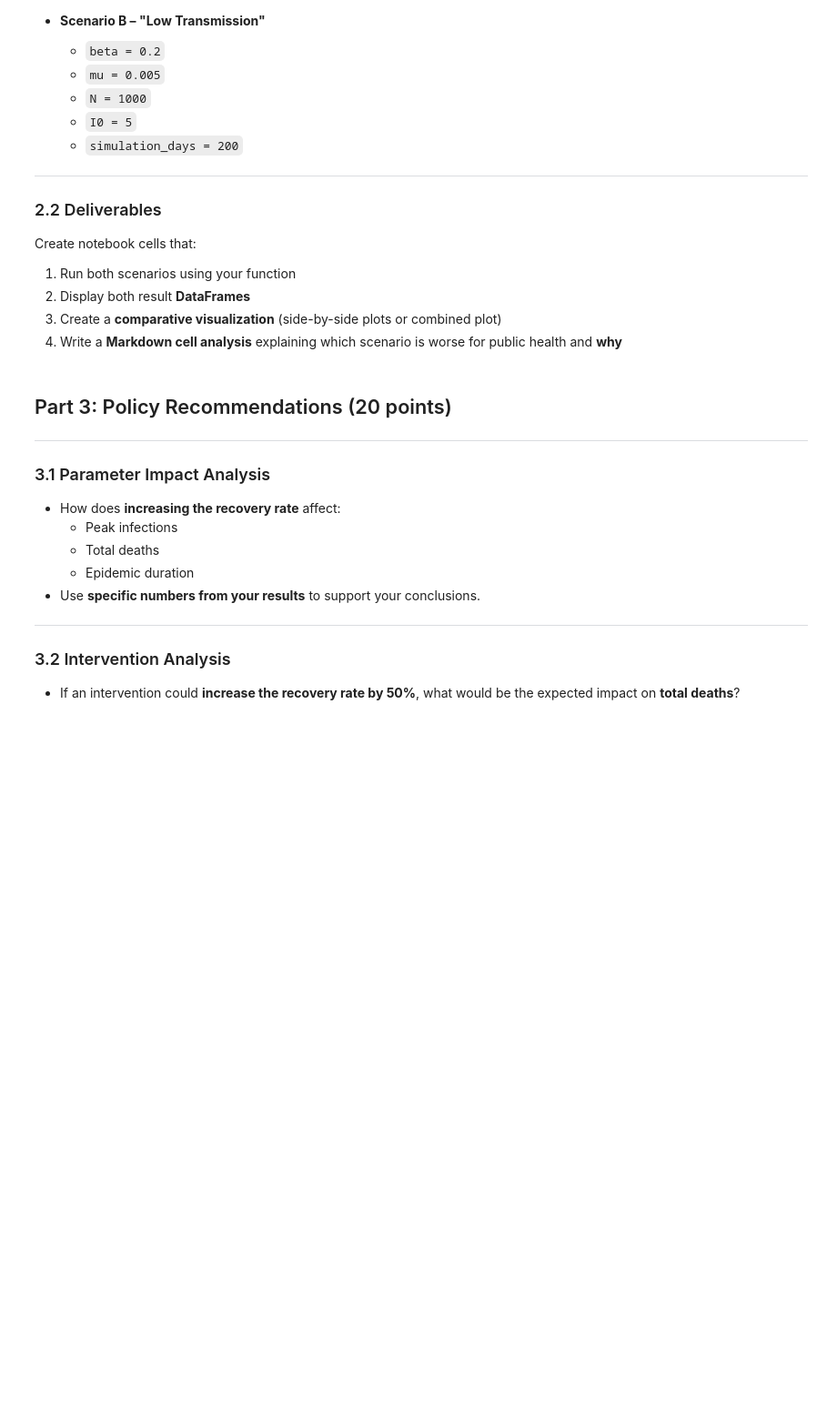
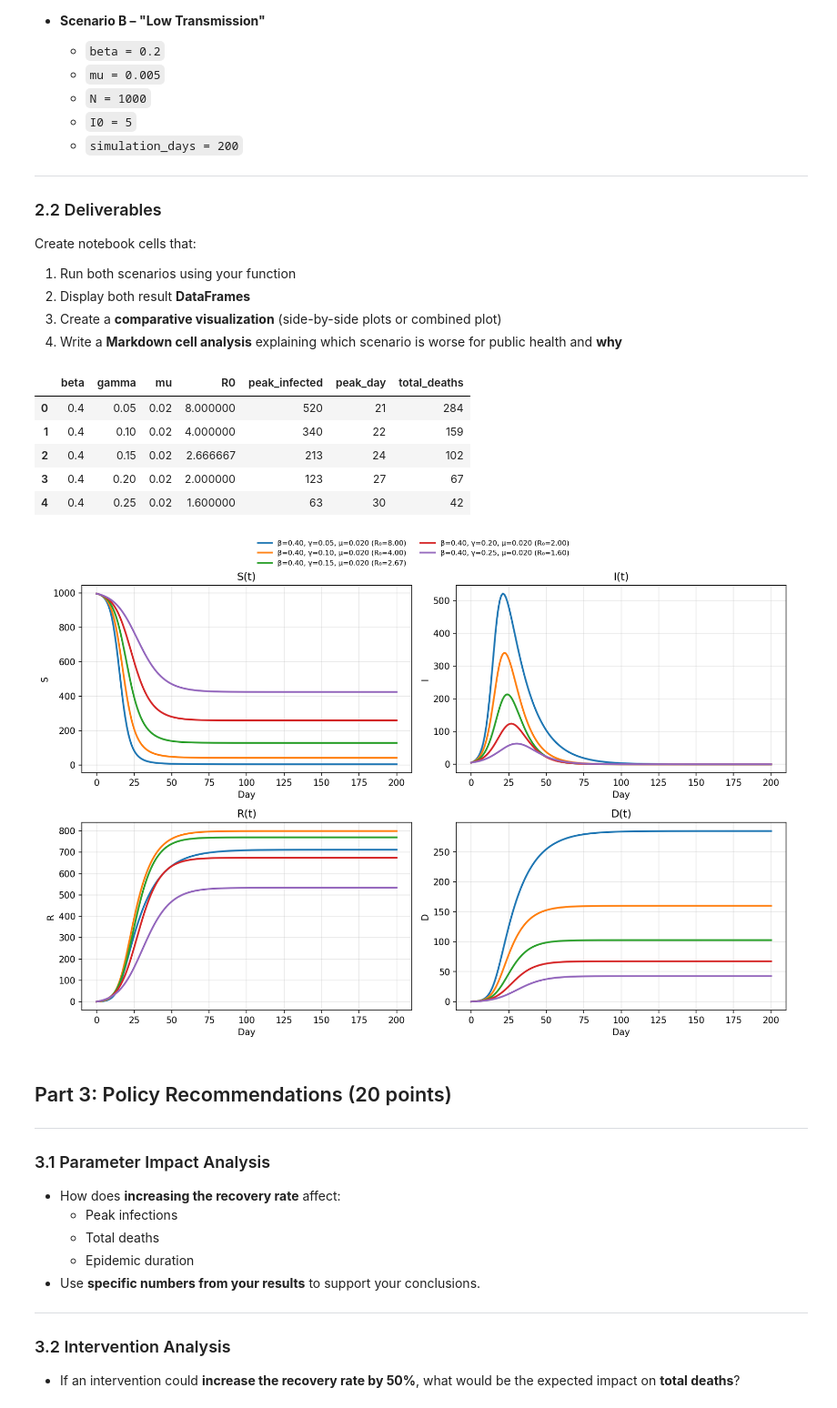
Before and after one commit to matecoco2024/bio_systems_assignements, a Jupyter notebook: assignment_2/assignment2.ipynb, the cells around one changed output. Shown at 91% size. Cells and saved outputs as stored; diff of their text form; code cells hidden in the pictures; blank space fills up the shorter version.

```diff
--- a/assignment_2/assignment2.ipynb
+++ b/assignment_2/assignment2.ipynb
@@ -328,6 +216,22 @@ Create notebook cells that:
 2. Display both result **DataFrames**
 3. Create a **comparative visualization** (side-by-side plots or combined plot)
 4. Write a **Markdown cell analysis** explaining which scenario is worse for public health and **why**
+# %%
+df, fig = analyze_recovery_plot(
+    beta = 0.4,
+    mu = 0.02,
+    N=1000, I0=5, simulation_days=200,
+    plot_compartments=("S", "I", "R", "D")   # focus on infectious curves
+)
+df
+# %% [output]
+|  | beta | gamma | mu | R0 | peak_infected | peak_day | total_deaths |
+| 0 | 0.4 | 0.05 | 0.02 | 8.000000 | 520 | 21 | 284 |
+| 1 | 0.4 | 0.10 | 0.02 | 4.000000 | 340 | 22 | 159 |
+| 2 | 0.4 | 0.15 | 0.02 | 2.666667 | 213 | 24 | 102 |
+| 3 | 0.4 | 0.20 | 0.02 | 2.000000 | 123 | 27 | 67 |
+| 4 | 0.4 | 0.25 | 0.02 | 1.600000 | 63 | 30 | 42 |
+[figure, added]
 # %% [markdown]
 ## Part 3: Policy Recommendations (20 points)
 
```
Also changed, not shown: parts of 4 cells of this notebook.
